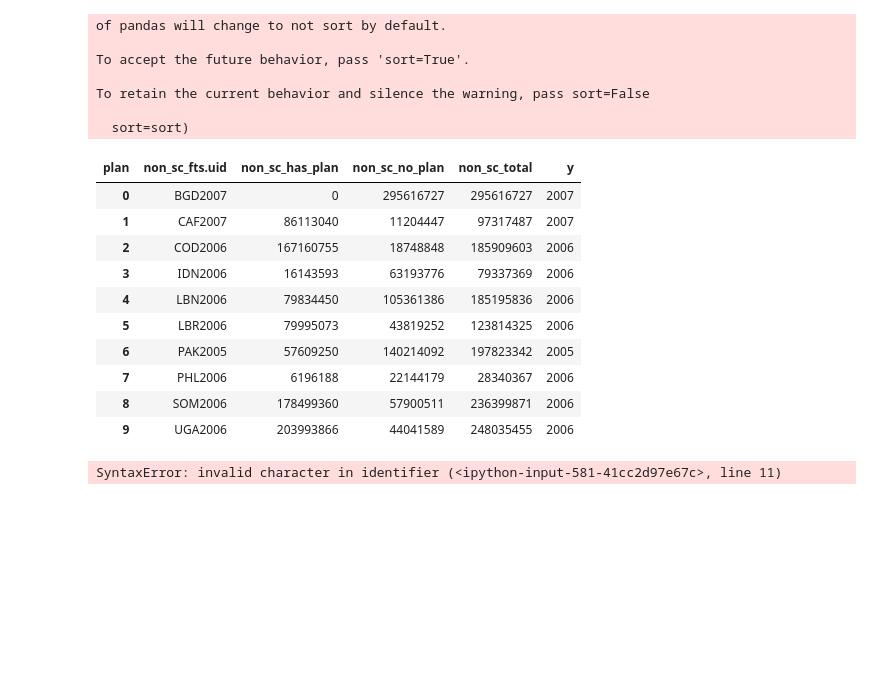
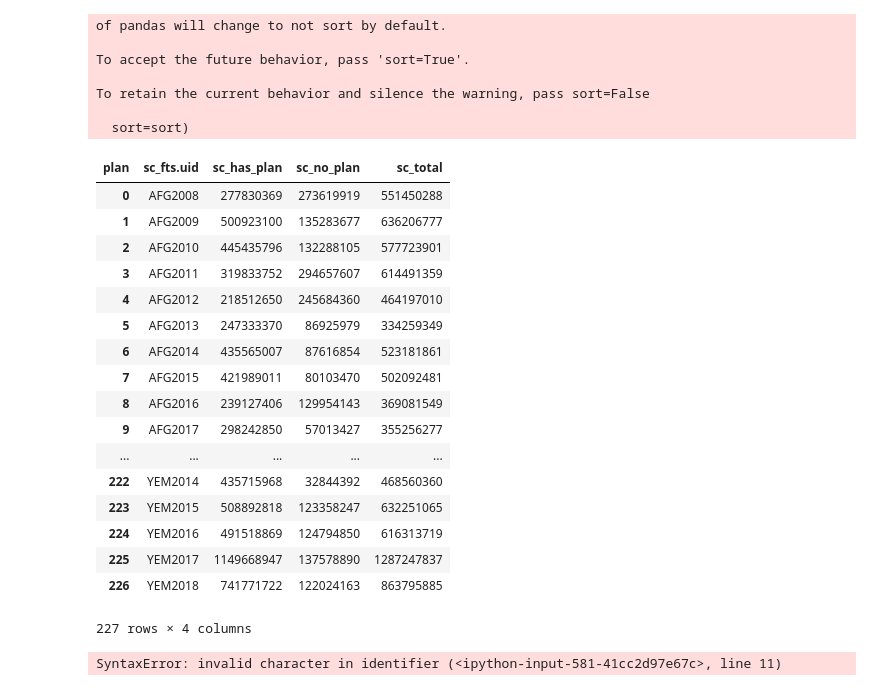
Before and after one commit to eoglethorpe/humanitarian, a Jupyter notebook: shelter/sohss/c0d3/fts_pull.ipynb, the cells around one changed output. Saved outputs shown, nothing was run; the diff lists cells and outputs as text; code cells hidden in the pictures; blank space fills up the shorter version.

```diff
--- a/shelter/sohss/c0d3/fts_pull.ipynb
+++ b/shelter/sohss/c0d3/fts_pull.ipynb
@@ -26,6 +26,27 @@ import sc_pull
 %autoreload 1
 pd.set_option('display.max_columns', 500)
 # %%
+"""for pulling down data from hr.info API on response level and sending to CSV"""
+#locations: https://api.hpc.tools/v1/public/location
+#clusters: https://api.hpc.tools/v1/public/global-cluster ["code":"SHL"]
+#https://api.hpc.tools/docs/v1/
+#boundary cat by looping through locations
+
+#TODO: subtract outgoing
+
+import urllib.request, json
+import csv
+import itertools
+import math
+import collections
+import sys
+
+import grequests
+import pandas as pd
+import numpy as np
+from pandas.io.json import json_normalize
+
+
 class fts(object):
     def __init__(self, sc, test=None, all_sector=False):
         self.all_sector = all_sector
@@ -74,10 +95,10 @@ class fts(object):
             r.remove('SHL')
             return ','.join(r)
 
-
         self.hist['sc.fts_url'] = self.hist.apply(lambda x: \
-                                                        'https://api.hpc.tools/v1/public/fts/flow?countryISO3={0}&year={1}' \
-                                                        .format(x['sc.iso3'], x['sc.year']), axis=1)
+                          'https://api.hpc.tools/v1/public/fts/flow?countryISO3={0}&year={1}' \
+                          '&globalClusterCode={2}'.format(x['sc.iso3'], x['sc.year'], \
+                                                          'SHL' if not self.all_sector else get_other_sects()), axis=1)
 
         if self.test:
             hrefz = self.hist['sc.fts_url'][:self.test]
@@ -109,6 +130,7 @@ class fts(object):
 
     def get_flow_bdown(self):
         """break down flows by needed columns"""
+
         def hp(v):
             if 'Plan' in json_normalize(v['destinationObjects']).values or 'Plan' in json_normalize(
                     v['sourceObjects']).values:
@@ -125,3 +147,14 @@ class fts(object):
                              , fill_value=0).reset_index()
         piv['total'] = piv['has_plan'] + piv['no_plan']
         return piv
+
+#
+# import sc_pull
+# sc = sc_pull.pull()
+# # s_f = fts(test=10, sc=sc)
+# all_f = fts(test=10, sc=sc, all_sector=True)
+#
+# # print(s_f.get_flow_bdown().add_prefix('sc_')) #351513201 PAK2005 sc
+# print(all_f.get_flow_bdown().add_prefix('sc_')) #351513201 PAK2005 all
+#
+# # AGR,CCM,PRO-CPN,CSS,ERY,EDU,TEL,FSC,PRO-GBV,HEA,PRO-HLP,LOG,PRO-MIN,MS,NUT,OTH,PRO,WSH
@@ -170,20 +281,27 @@ all_b['y'] = all_b.apply(lambda x : x['non_sc_fts.uid'][3:], axis = 1)
 
 all_b = all_b.sort_values(by = 'y')
 all_b.to_csv('../d0cz/all_out.csv')
-# %%
-all_b
-# %% [output]
-| plan | non_sc_fts.uid | non_sc_has_plan | non_sc_no_plan | non_sc_total | y |
-| 0 | BGD2007 | 0 | 295616727 | 295616727 | 2007 |
-| 1 | CAF2007 | 86113040 | 11204447 | 97317487 | 2007 |
-| 2 | COD2006 | 167160755 | 18748848 | 185909603 | 2006 |
-| 3 | IDN2006 | 16143593 | 63193776 | 79337369 | 2006 |
-| 4 | LBN2006 | 79834450 | 105361386 | 185195836 | 2006 |
-| 5 | LBR2006 | 79995073 | 43819252 | 123814325 | 2006 |
-| 6 | PAK2005 | 57609250 | 140214092 | 197823342 | 2005 |
-| 7 | PHL2006 | 6196188 | 22144179 | 28340367 | 2006 |
-| 8 | SOM2006 | 178499360 | 57900511 | 236399871 | 2006 |
-| 9 | UGA2006 | 203993866 | 44041589 | 248035455 | 2006 |
+# %%
+sf_b
+# %% [output]
+| plan | sc_fts.uid | sc_has_plan | sc_no_plan | sc_total |
+| 0 | AFG2008 | 277830369 | 273619919 | 551450288 |
+| 1 | AFG2009 | 500923100 | 135283677 | 636206777 |
+| 2 | AFG2010 | 445435796 | 132288105 | 577723901 |
+| 3 | AFG2011 | 319833752 | 294657607 | 614491359 |
+| 4 | AFG2012 | 218512650 | 245684360 | 464197010 |
+| 5 | AFG2013 | 247333370 | 86925979 | 334259349 |
+| 6 | AFG2014 | 435565007 | 87616854 | 523181861 |
+| 7 | AFG2015 | 421989011 | 80103470 | 502092481 |
+| 8 | AFG2016 | 239127406 | 129954143 | 369081549 |
+| 9 | AFG2017 | 298242850 | 57013427 | 355256277 |
+| ... | ... | ... | ... | ... |
+| 222 | YEM2014 | 435715968 | 32844392 | 468560360 |
+| 223 | YEM2015 | 508892818 | 123358247 | 632251065 |
+| 224 | YEM2016 | 491518869 | 124794850 | 616313719 |
+| 225 | YEM2017 | 1149668947 | 137578890 | 1287247837 |
+| 226 | YEM2018 | 741771722 | 122024163 | 863795885 |
+227 rows × 4 columns
 # %%
 #in progress
 
```
Also changed, not shown: parts of 5 cells of this notebook, 8 other files.
